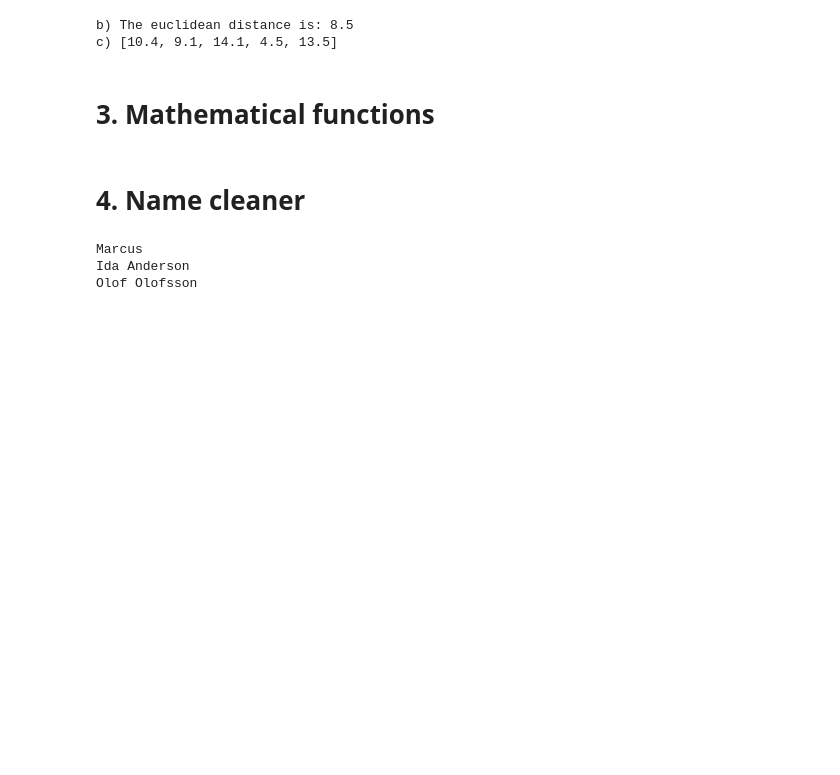
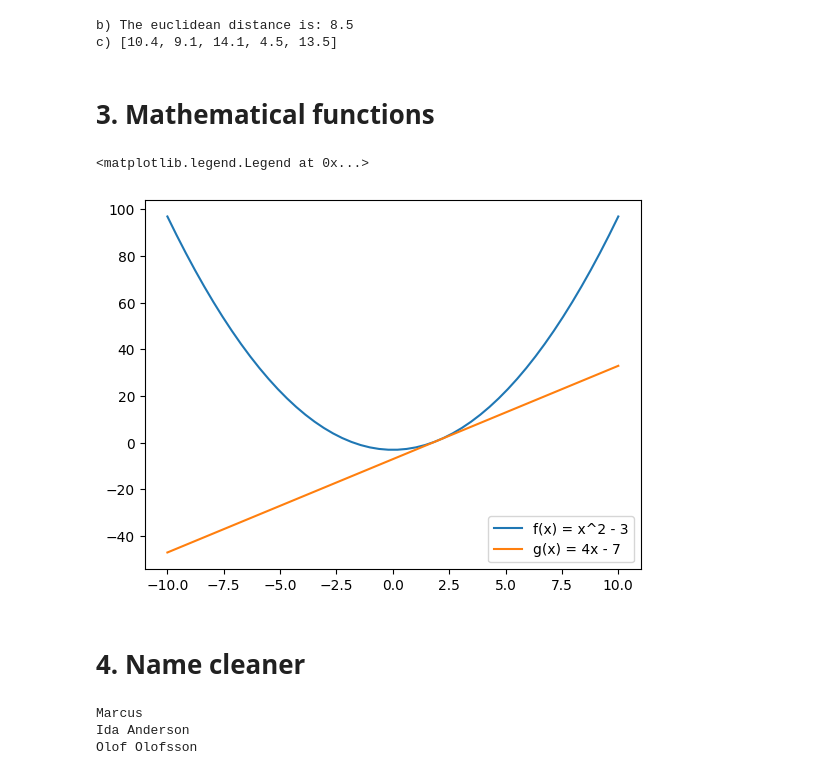
Before and after one commit to johan-suld/Python_johan_suld, a Jupyter notebook: Exercises/exercise6.ipynb, the cells around one changed output. Saved outputs shown, nothing was run; the diff lists cells and outputs as text; code cells hidden in the pictures; blank space fills up the shorter version.

```diff
--- a/Exercises/exercise6.ipynb
+++ b/Exercises/exercise6.ipynb
@@ -40,6 +38,20 @@ b) The euclidean distance is: 8.5
 c) [10.4, 9.1, 14.1, 4.5, 13.5]
 # %% [markdown]
 # 3. Mathematical functions
+# %%
+import numpy as np
+import matplotlib.pyplot as plt
+
+x = np.linspace(-10, 10)
+fx = x ** 2 - 3
+gx = 4 * x - 7
+
+plt.plot(x, fx, label='f(x) = x^2 - 3')
+plt.plot(x, gx, label='g(x) = 4x - 7')
+plt.legend()
+# %% [output]
+<matplotlib.legend.Legend at 0x...>
+[figure, added]
 # %% [markdown]
 # 4. Name cleaner
 # %%
```
Also changed, not shown: parts of 2 cells of this notebook, 6 other files.
